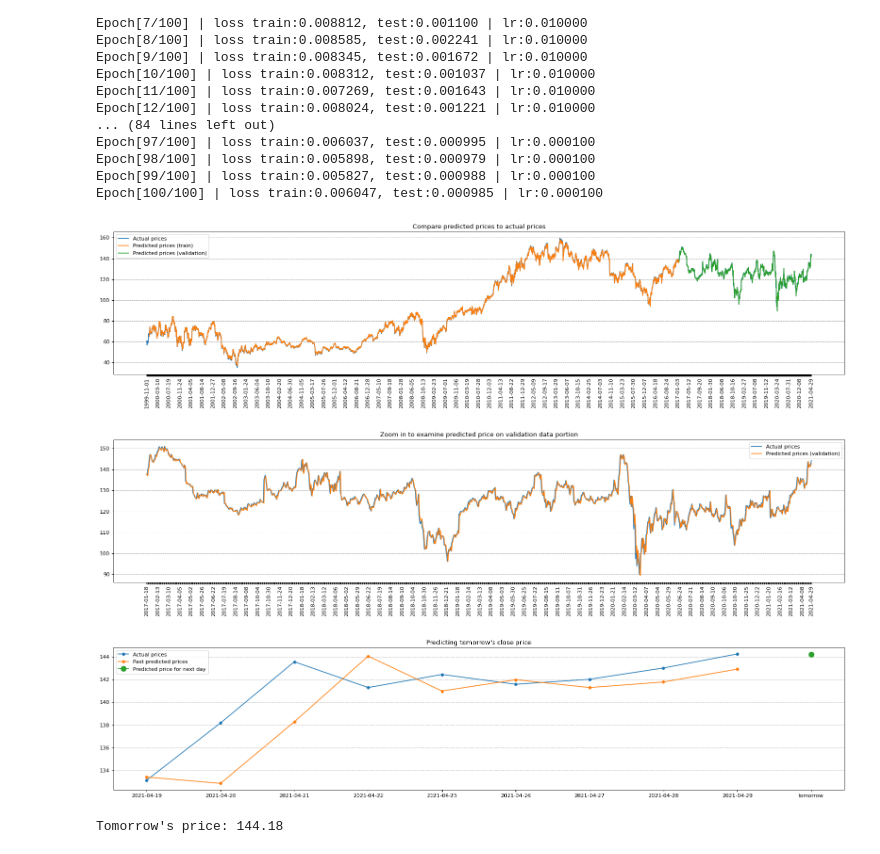
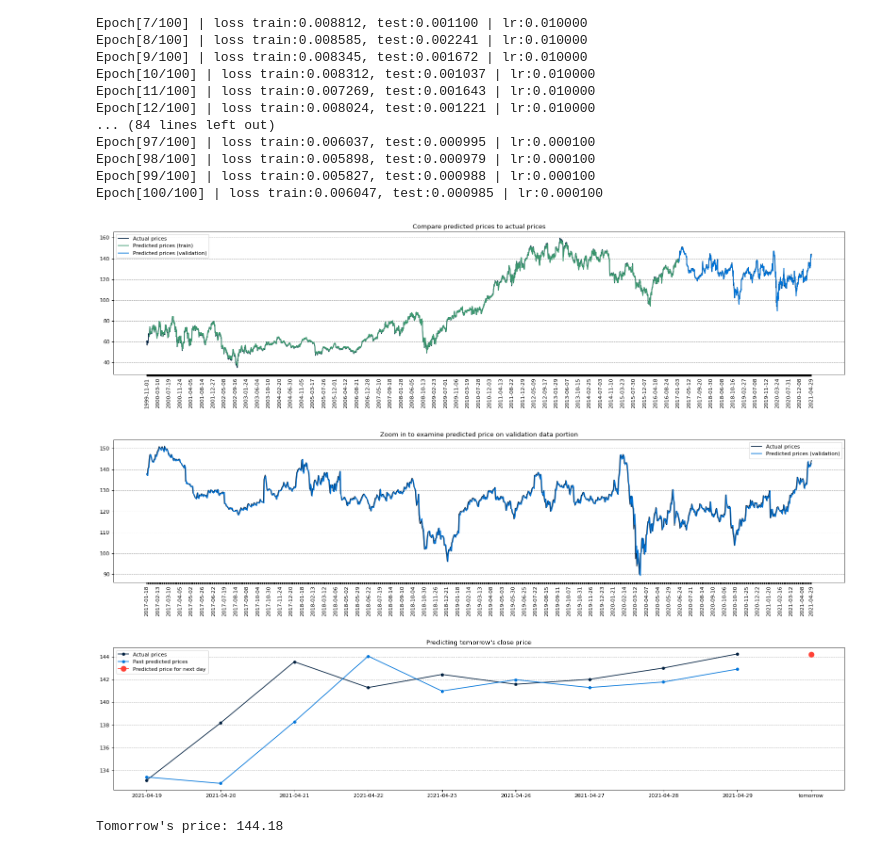
Before and after one commit to jinglescode/time-series-forecasting-pytorch, a Jupyter notebook: demo-predicting-stock-prices.ipynb, the cells around one changed output. Drawn from its saved outputs; the diff is of its cells as text; code cells hidden in the pictures.

```diff
--- a/demo-predicting-stock-prices.ipynb
+++ b/demo-predicting-stock-prices.ipynb
@@ -39,7 +39,13 @@ config = {
         "train_split_size": 0.80,
     },
     "plots": {
-        "xticks_interval": 90
+        "xticks_interval": 90,
+        "color_actual": "#001f3f",
+        "color_train": "#3D9970",
+        "color_val": "#0074D9",
+        "color_pred_train": "#3D9970",
+        "color_pred_val": "#0074D9",
+        "color_pred_test": "#FF4136",
     },
     "model": {
         "input_size": 1, # since we are only using 1 feature, close price
@@ -321,38 +329,39 @@ for idx, (x, y) in enumerate(train_dataloader):
 
 predicted_val = np.array([])
 
 for idx, (x, y) in enumerate(val_dataloader):
     x = x.to(config["training"]["device"])
     out = model(x)
     out = out.cpu().detach().numpy()
     predicted_val = np.concatenate((predicted_val, out))
 
 # prepare data for plotting
 
 to_plot_data_y_train_pred = np.zeros(num_data_points)
 to_plot_data_y_val_pred = np.zeros(num_data_points)
 
 to_plot_data_y_train_pred[config["data"]["window_size"]:split_index+config["data"]["window_size"]] = scaler.inverse_transform(predicted_train)
 to_plot_data_y_val_pred[split_index+config["data"]["window_size"]:] = scaler.inverse_transform(predicted_val)
 
 to_plot_data_y_train_pred = np.where(to_plot_data_y_train_pred == 0, None, to_plot_data_y_train_pred)
 to_plot_data_y_val_pred = np.where(to_plot_data_y_val_pred == 0, None, to_plot_data_y_val_pred)
 
 # plots
 
-figure(figsize=(25, 5), dpi=80)
-plt.plot(data_date, data_close_price, label="Actual prices")
-plt.plot(data_date, to_plot_data_y_train_pred, label="Predicted prices (train)")
-plt.plot(data_date, to_plot_data_y_val_pred, label="Predicted prices (validation)")
+fig = figure(figsize=(25, 5), dpi=80)
+fig.patch.set_facecolor((1.0, 1.0, 1.0))
+plt.plot(data_date, data_close_price, label="Actual prices", color=config["plots"]["color_actual"])
+plt.plot(data_date, to_plot_data_y_train_pred, label="Predicted prices (train)", color=config["plots"]["color_pred_train"])
+plt.plot(data_date, to_plot_data_y_val_pred, label="Predicted prices (validation)", color=config["plots"]["color_pred_val"])
 plt.title("Compare predicted prices to actual prices")
 xticks = [data_date[i] if ((i%config["plots"]["xticks_interval"]==0 and (num_data_points-i) > config["plots"]["xticks_interval"]) or i==num_data_points-1) else None for i in range(num_data_points)] # make x ticks nice
 x = np.arange(0,len(xticks))
 plt.xticks(x, xticks, rotation='vertical')
 plt.grid(b=None, which='major', axis='y', linestyle='--')
 plt.legend()
 plt.show()
 # %% [output]
-[figure, old version]
+[figure, new version]
 # %%
 # prepare data for plotting
 
@@ -362,9 +371,10 @@ to_plot_data_date = data_date[split_index+config["data"]["window_size"]:]
 
 # plots
 
-figure(figsize=(25, 5), dpi=80)
-plt.plot(to_plot_data_date, to_plot_data_y_val_subset, label="Actual prices")
-plt.plot(to_plot_data_date, to_plot_predicted_val, label="Predicted prices (validation)")
+fig = figure(figsize=(25, 5), dpi=80)
+fig.patch.set_facecolor((1.0, 1.0, 1.0))
+plt.plot(to_plot_data_date, to_plot_data_y_val_subset, label="Actual prices", color=config["plots"]["color_actual"])
+plt.plot(to_plot_data_date, to_plot_predicted_val, label="Predicted prices (validation)", color=config["plots"]["color_pred_val"])
 plt.title("Zoom in to examine predicted price on validation data portion")
 xticks = [to_plot_data_date[i] if ((i%int(config["plots"]["xticks_interval"]/5)==0 and (len(to_plot_data_date)-i) > config["plots"]["xticks_interval"]/6) or i==len(to_plot_data_date)-1) else None for i in range(len(to_plot_data_date))] # make x ticks nice
 xs = np.arange(0,len(xticks))
@@ -373,7 +383,7 @@ plt.grid(b=None, which='major', axis='y', linestyle='--')
 plt.legend()
 plt.show()
 # %% [output]
-[figure, old version]
+[figure, new version]
 # %%
 # predict on the unseen data, tomorrow's price
 
@@ -404,10 +414,11 @@ to_plot_data_y_test_pred = np.where(to_plot_data_y_test_pred == 0, None, to_plot
 plot_date_test = data_date[-plot_range+1:]
 plot_date_test.append("tomorrow")
 
-figure(figsize=(25, 5), dpi=80)
-plt.plot(plot_date_test, to_plot_data_y_val, label="Actual prices", marker=".", markersize=10)
-plt.plot(plot_date_test, to_plot_data_y_val_pred, label="Past predicted prices", marker=".", markersize=10)
-plt.plot(plot_date_test, to_plot_data_y_test_pred, label="Predicted price for next day", marker=".", markersize=20)
+fig = figure(figsize=(25, 5), dpi=80)
+fig.patch.set_facecolor((1.0, 1.0, 1.0))
+plt.plot(plot_date_test, to_plot_data_y_val, label="Actual prices", marker=".", markersize=10, color=config["plots"]["color_actual"])
+plt.plot(plot_date_test, to_plot_data_y_val_pred, label="Past predicted prices", marker=".", markersize=10, color=config["plots"]["color_pred_val"])
+plt.plot(plot_date_test, to_plot_data_y_test_pred, label="Predicted price for next day", marker=".", markersize=20, color=config["plots"]["color_pred_test"])
 plt.title("Predicting tomorrow's close price")
 plt.grid(b=None, which='major', axis='y', linestyle='--')
 plt.legend()
@@ -415,5 +426,5 @@ plt.show()
 
 print("Tomorrow's price:", round(to_plot_data_y_test_pred[plot_range-1], 2))
 # %% [output]
-[figure, old version]
+[figure, new version]
 Tomorrow's price: 144.18
```
Also changed, not shown: parts of 2 cells of this notebook.
